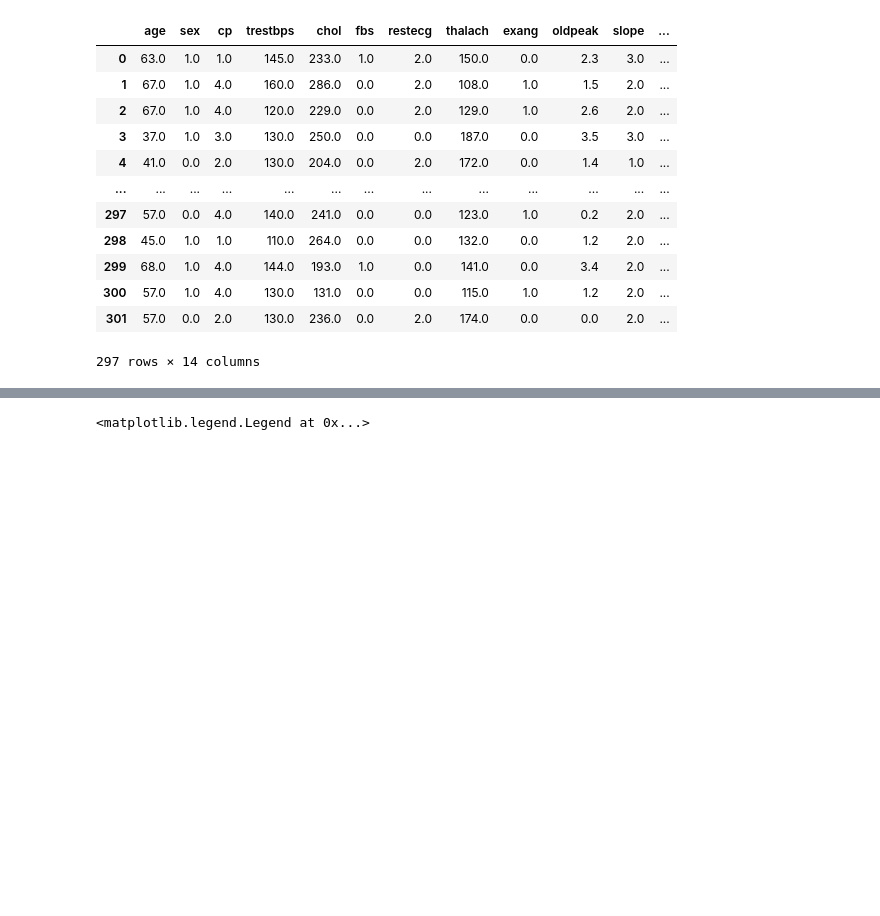
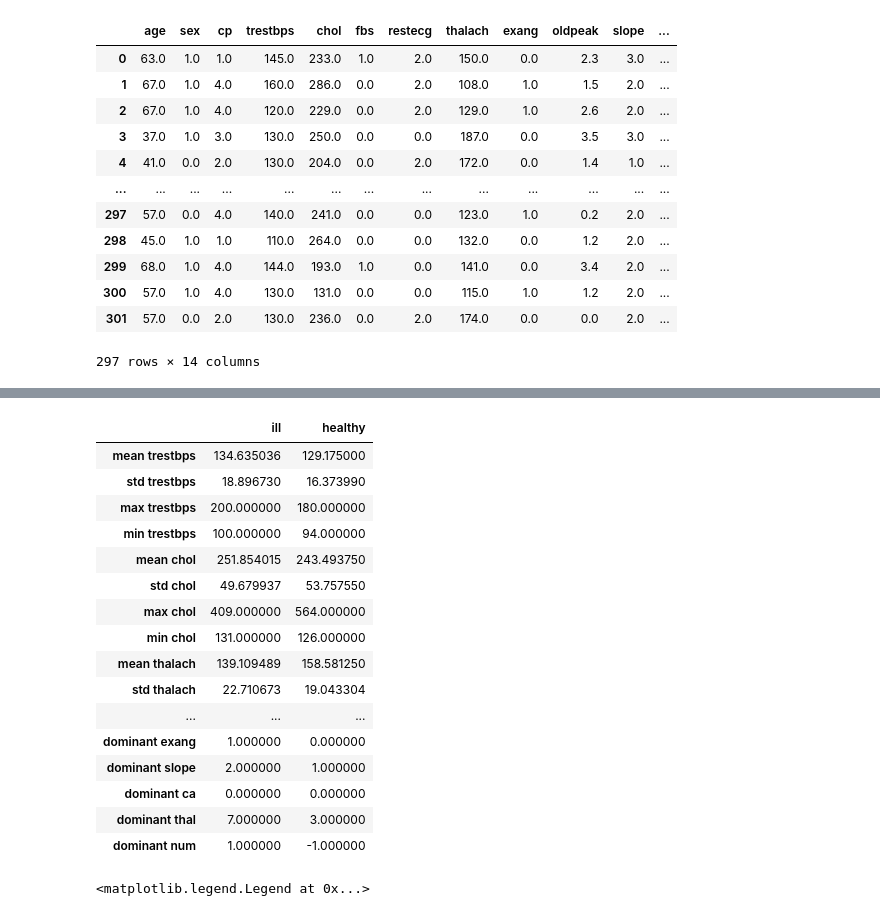
Before and after one commit to bmichas/PUM, a Jupyter notebook: Lab2_Klasyfikacja Liniowa/klasyfikacja-liniowa_pc.ipynb, the cells around one changed output, grey strips where cells are left out. Drawn from its saved outputs; the diff is of its cells as text; code cells hidden in the pictures; blank space fills up the shorter version.

```diff
--- a/Lab2_Klasyfikacja Liniowa/klasyfikacja-liniowa_pc.ipynb
+++ b/Lab2_Klasyfikacja Liniowa/klasyfikacja-liniowa_pc.ipynb
@@ -323,3 +295,24 @@ dtype: float64}
+# %%
+data = pd.DataFrame({'ill':ill,'healthy':healthy})
+data
+# %% [output]
+|  | ill | healthy |
+| mean trestbps | 134.635036 | 129.175000 |
+| std trestbps | 18.896730 | 16.373990 |
+| max trestbps | 200.000000 | 180.000000 |
+| min trestbps | 100.000000 | 94.000000 |
+| mean chol | 251.854015 | 243.493750 |
+| std chol | 49.679937 | 53.757550 |
+| max chol | 409.000000 | 564.000000 |
+| min chol | 131.000000 | 126.000000 |
+| mean thalach | 139.109489 | 158.581250 |
+| std thalach | 22.710673 | 19.043304 |
+| ... | ... | ... |
+| dominant exang | 1.000000 | 0.000000 |
+| dominant slope | 2.000000 | 1.000000 |
+| dominant ca | 0.000000 | 0.000000 |
+| dominant thal | 7.000000 | 3.000000 |
+| dominant num | 1.000000 | -1.000000 |
 # %%
 cla = 'cp'
 _range = 15
```
Also changed, not shown: parts of 3 cells of this notebook, 1 other file.
